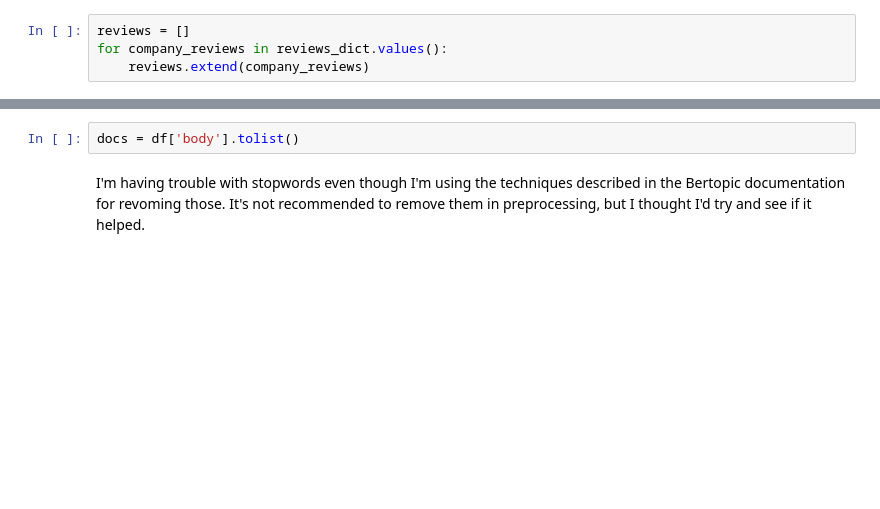
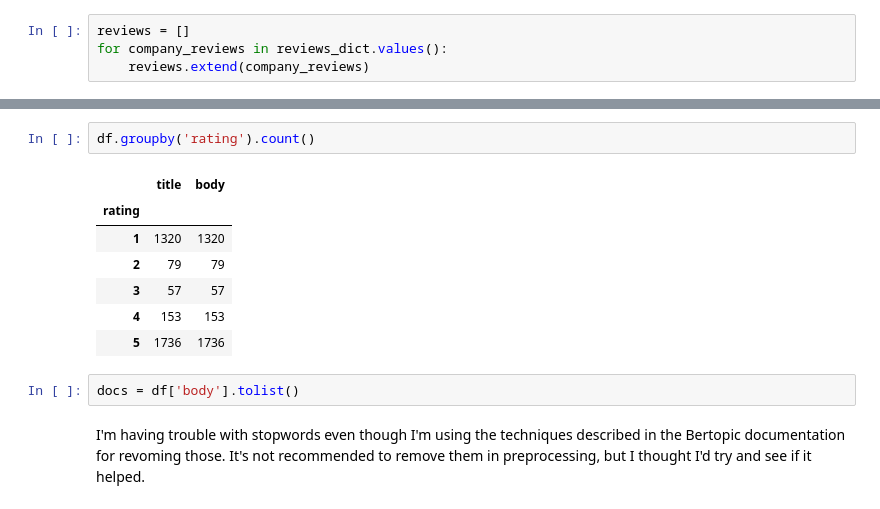
Before and after one commit to KD131/soft-sem1-datascience-sp1, a Jupyter notebook: 8_bertopic.ipynb, the cells around one changed output, grey strips where cells are left out. Saved outputs shown, nothing was run; the diff lists cells and outputs as text; blank space fills up the shorter version.

```diff
--- a/8_bertopic.ipynb
+++ b/8_bertopic.ipynb
@@ -36,3 +66,13 @@ df.head()
+# %%
+df.groupby('rating').count()
+# %% [output]
+|  | title | body |
+| rating |  |  |
+| 1 | 1320 | 1320 |
+| 2 | 79 | 79 |
+| 3 | 57 | 57 |
+| 4 | 153 | 153 |
+| 5 | 1736 | 1736 |
 # %%
 docs = df['body'].tolist()
 # %% [markdown]
```
Also changed, not shown: parts of 22 cells of this notebook, 1 other file.
